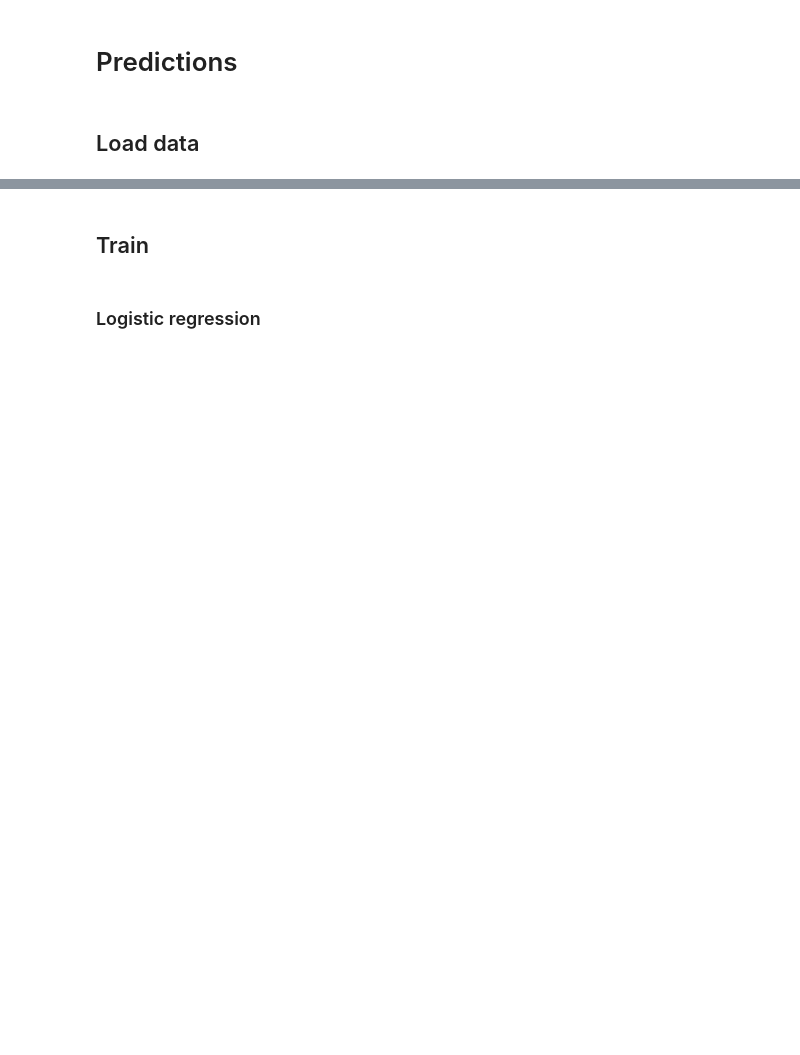
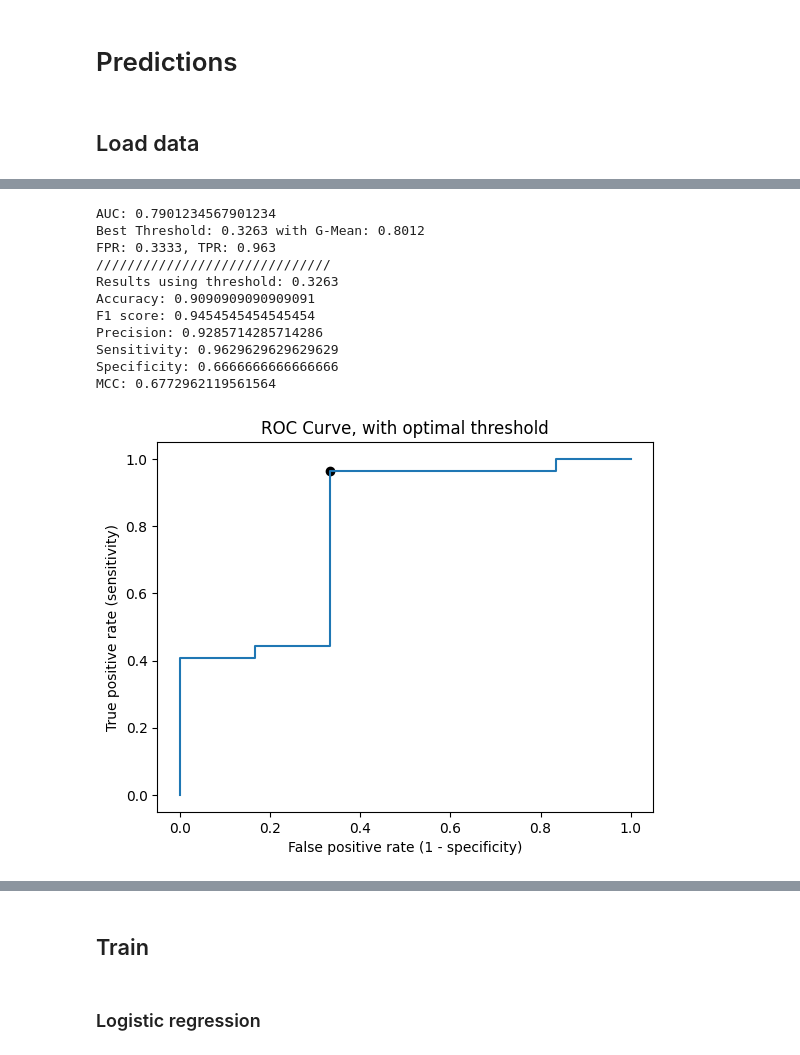
Before and after one commit to Likalto4/Added_value_feature_uncertainty, a Jupyter notebook: notebooks/training/trainig_rad.ipynb, the cells around one changed output, grey strips where cells are left out. Drawn from its saved outputs; the diff is of its cells as text; code cells hidden in the pictures; blank space fills up the shorter version.

```diff
--- a/notebooks/training/trainig_rad.ipynb
+++ b/notebooks/training/trainig_rad.ipynb
@@ -154,0 +353,70 @@ dtype: float64
+# %%
+# use specific features
+x = features[ER_features1]
+# create pipeline with scaler and logistic regression
+pipe = Pipeline([('scaler', StandardScaler()), ('logistic', LogisticRegression(penalty='l2', solver='lbfgs',C=3.727593720314938, class_weight='balanced'))])
+# leave one out cross validation
+loo = LeaveOneOut()
+# get prediction probabilities
+y_pred_proba = cross_val_predict(pipe, x, info.labels_list(label), cv=loo, method='predict_proba')
+# AUC
+auc = roc_auc_score(info.labels_list(label), y_pred_proba[:, 1])
+print(f'AUC: {auc}')
+# ROC curve
+fpr, tpr, thresholds = roc_curve(info.labels_list(label), y_pred_proba[:, 1])
+plt.plot(fpr, tpr)
+plt.xlabel('False positive rate (1 - specificity)')
+plt.ylabel('True positive rate (sensitivity)')
+
+# get best threshold using the ROC curve info
+# Calculate the G-mean
+gmean = np.sqrt(tpr * (1 - fpr))
+# Find the optimal threshold
+index = np.argmax(gmean)
+thresholdOpt = round(thresholds[index], ndigits = 4)
+gmeanOpt = round(gmean[index], ndigits = 4)
+fprOpt = round(fpr[index], ndigits = 4)
+tprOpt = round(tpr[index], ndigits = 4)
+print('Best Threshold: {} with G-Mean: {}'.format(thresholdOpt, gmeanOpt))
+print('FPR: {}, TPR: {}'.format(fprOpt, tprOpt))
+# plot the point
+plt.scatter(fprOpt, tprOpt, marker='o', color='black', label='Best')
+plt.title('ROC Curve, with optimal threshold')
+
+print('//////////////////////////////')
+threshold = thresholdOpt
+# threshold = 0.5
+print(f'Results using threshold: {threshold}')
+
+# compute metrics
+# accuracy
+accuracy = accuracy_score(info.labels_list(label), y_pred_proba[:, 1] > threshold)
+print(f'Accuracy: {accuracy}')
+# F1 score
+f1 = f1_score(info.labels_list(label), y_pred_proba[:, 1] > threshold)
+print(f'F1 score: {f1}')
+# precision
+precision = precision_score(info.labels_list(label), y_pred_proba[:, 1] > threshold)
+print(f'Precision: {precision}')
+# sensitivity (recall, TPR)
+sensitivity = recall_score(info.labels_list(label), y_pred_proba[:, 1] > threshold)
+print(f'Sensitivity: {sensitivity}')
+# specificity (TNR)
+specificity = recall_score(info.labels_list(label), y_pred_proba[:, 1] > threshold, pos_label=0)
+print(f'Specificity: {specificity}')
+# MCC
+mcc = matthews_corrcoef(info.labels_list(label), y_pred_proba[:, 1] > threshold)
+print(f'MCC: {mcc}')
+# %% [output]
+AUC: 0.7901234567901234
+Best Threshold: 0.3263 with G-Mean: 0.8012
+FPR: 0.3333, TPR: 0.963
+//////////////////////////////
+Results using threshold: 0.3263
+Accuracy: 0.9090909090909091
+F1 score: 0.9454545454545454
+Precision: 0.9285714285714286
+Sensitivity: 0.9629629629629629
+Specificity: 0.6666666666666666
+MCC: 0.6772962119561564
+[figure, added]
```
Also changed, not shown: parts of 38 cells of this notebook.
